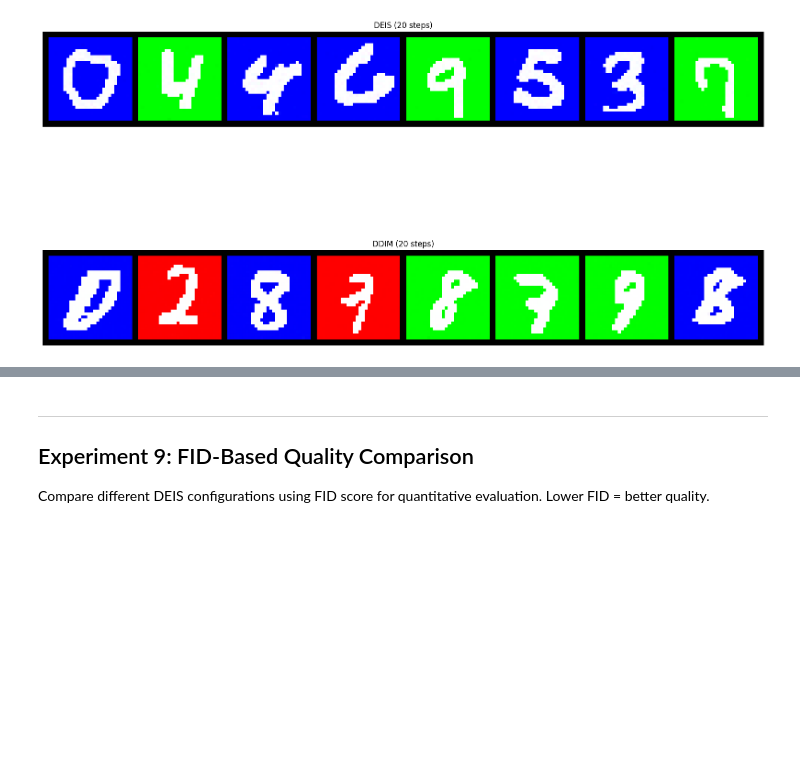
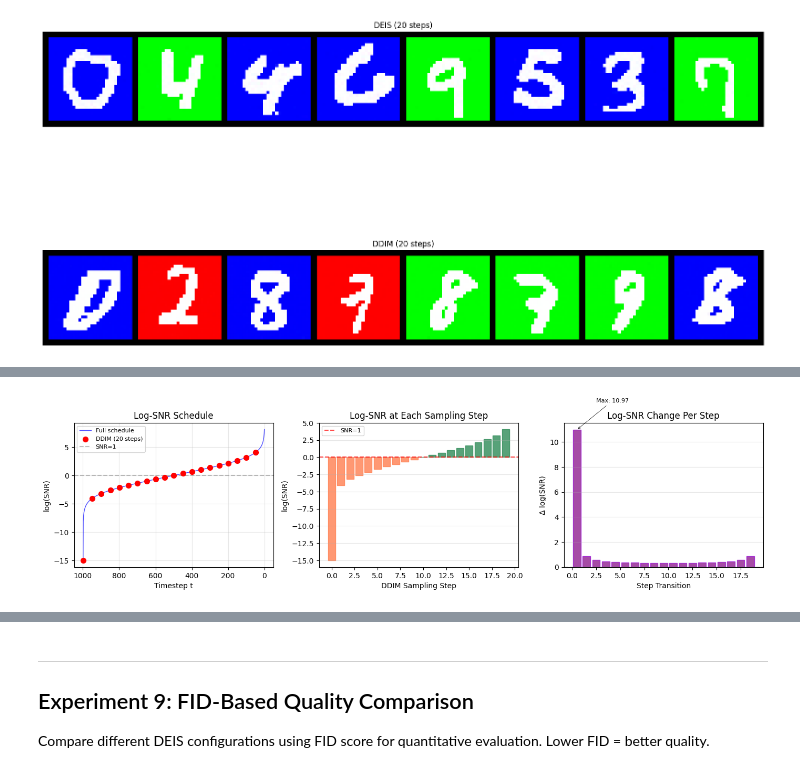
Before and after one commit to Oleg20502/diffusion-acceleration, a Jupyter notebook: test_deis_sampling.ipynb, the cells around one changed output, grey strips where cells are left out. Cells and saved outputs as stored; diff of their text form; code cells hidden in the pictures; blank space fills up the shorter version.

```diff
--- a/test_deis_sampling.ipynb
+++ b/test_deis_sampling.ipynb
@@ -631,0 +903,81 @@ compare_results(comparison_results)
+# %%
+# Visualize log-SNR and its derivative (rate of change)
+def plot_log_snr_analysis(ema_model, sampling_timesteps=20, figsize=(14, 4)):
+    """Analyze log-SNR during DDIM sampling, including rate of change."""
+    total_timesteps = ema_model.num_timesteps
+    alphas_cumprod = ema_model.alphas_cumprod.cpu().numpy()
+    all_snr = compute_snr(alphas_cumprod)
+    all_log_snr = np.log(all_snr)
+
+    # Get DDIM sampling timesteps
+    times = torch.linspace(-1, total_timesteps - 1, steps=sampling_timesteps + 1)
+    times = list(reversed(times.int().tolist()))
+    sampling_times = [t for t in times if t >= 0]
+    sampling_log_snr = [all_log_snr[t] for t in sampling_times]
+
+    # Compute log-SNR change per step
+    log_snr_deltas = np.diff(sampling_log_snr)
+
+    fig, axes = plt.subplots(1, 3, figsize=figsize)
+
+    # Plot 1: Full log-SNR schedule
+    ax1 = axes[0]
+    ax1.plot(range(total_timesteps), all_log_snr, 'b-', alpha=0.7, linewidth=1, label='Full schedule')
+    ax1.scatter(sampling_times, sampling_log_snr, c='red', s=50, zorder=5, label=f'DDIM ({sampling_timesteps} steps)')
+    ax1.axhline(y=0, color='gray', linestyle='--', alpha=0.5, label='SNR=1')
+    ax1.set_xlabel('Timestep t')
+    ax1.set_ylabel('log(SNR)')
+    ax1.set_title('Log-SNR Schedule')
+    ax1.legend(fontsize=8)
+    ax1.grid(True, alpha=0.3)
+    ax1.invert_xaxis()
+
+    # Plot 2: Log-SNR at each sampling step
+    ax2 = axes[1]
+    step_indices = range(len(sampling_times))
+    bars = ax2.bar(step_indices, sampling_log_snr, color='steelblue', alpha=0.8, edgecolor='navy')
+    ax2.axhline(y=0, color='red', linestyle='--', alpha=0.7, label='SNR=1')
+    ax2.set_xlabel('DDIM Sampling Step')
+    ax2.set_ylabel('log(SNR)')
+    ax2.set_title(f'Log-SNR at Each Sampling Step')
+    ax2.legend(fontsize=8)
+    ax2.grid(True, alpha=0.3, axis='y')
+
+    # Color bars: negative (noisy) = red-ish, positive (clean) = green-ish
+    for bar, val in zip(bars, sampling_log_snr):
+        if val < 0:
+            bar.set_color('coral')
+        else:
+            bar.set_color('seagreen')
+
+    # Plot 3: Log-SNR change per step (derivative)
+    ax3 = axes[2]
+    step_midpoints = np.arange(0.5, len(log_snr_deltas) + 0.5)
+    ax3.bar(step_midpoints, log_snr_deltas, width=0.8, color='purple', alpha=0.7, edgecolor='darkviolet')
+    ax3.axhline(y=0, color='gray', linestyle='--', alpha=0.5)
+    ax3.set_xlabel('Step Transition')
+    ax3.set_ylabel('Δ log(SNR)')
+    ax3.set_title('Log-SNR Change Per Step')
+    ax3.grid(True, alpha=0.3, axis='y')
+
+    # Annotate max change
+    max_idx = np.argmax(np.abs(log_snr_deltas))
+    ax3.annotate(f'Max: {log_snr_deltas[max_idx]:.2f}',
+                 xy=(step_midpoints[max_idx], log_snr_deltas[max_idx]),
+                 xytext=(step_midpoints[max_idx]+2, log_snr_deltas[max_idx]*1.2),
+                 fontsize=8, arrowprops=dict(arrowstyle='->', color='black', lw=0.5))
+
+    plt.tight_layout()
+    plt.show()
+
+    # Summary
+    print(f"\nLog-SNR Analysis for DDIM ({sampling_timesteps} steps):")
+    print(f"   Log-SNR range: {min(sampling_log_snr):.2f} to {max(sampling_log_snr):.2f}")
+    print(f"   Total log-SNR change: {sampling_log_snr[-1] - sampling_log_snr[0]:.2f}")
+    print(f"   Avg log-SNR change per step: {np.mean(log_snr_deltas):.2f}")
+    print(f"   Max log-SNR change (step {max_idx}→{max_idx+1}): {log_snr_deltas[max_idx]:.2f}")
+
+# Run log-SNR analysis
+plot_log_snr_analysis(ema_model, sampling_timesteps=20)
+# %% [output]
+[figure, added]
```
Also changed, not shown: parts of 7 cells of this notebook.
